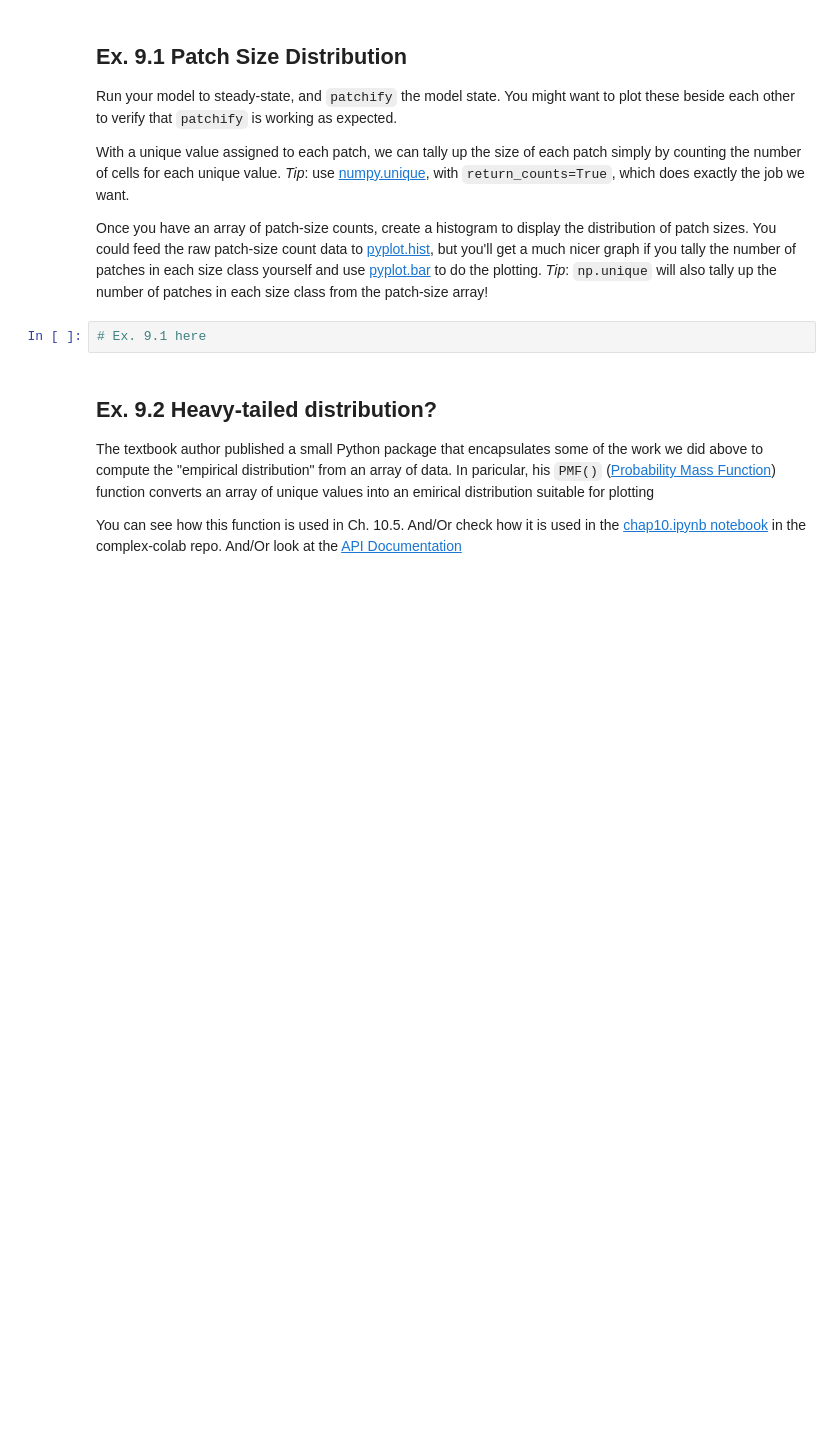
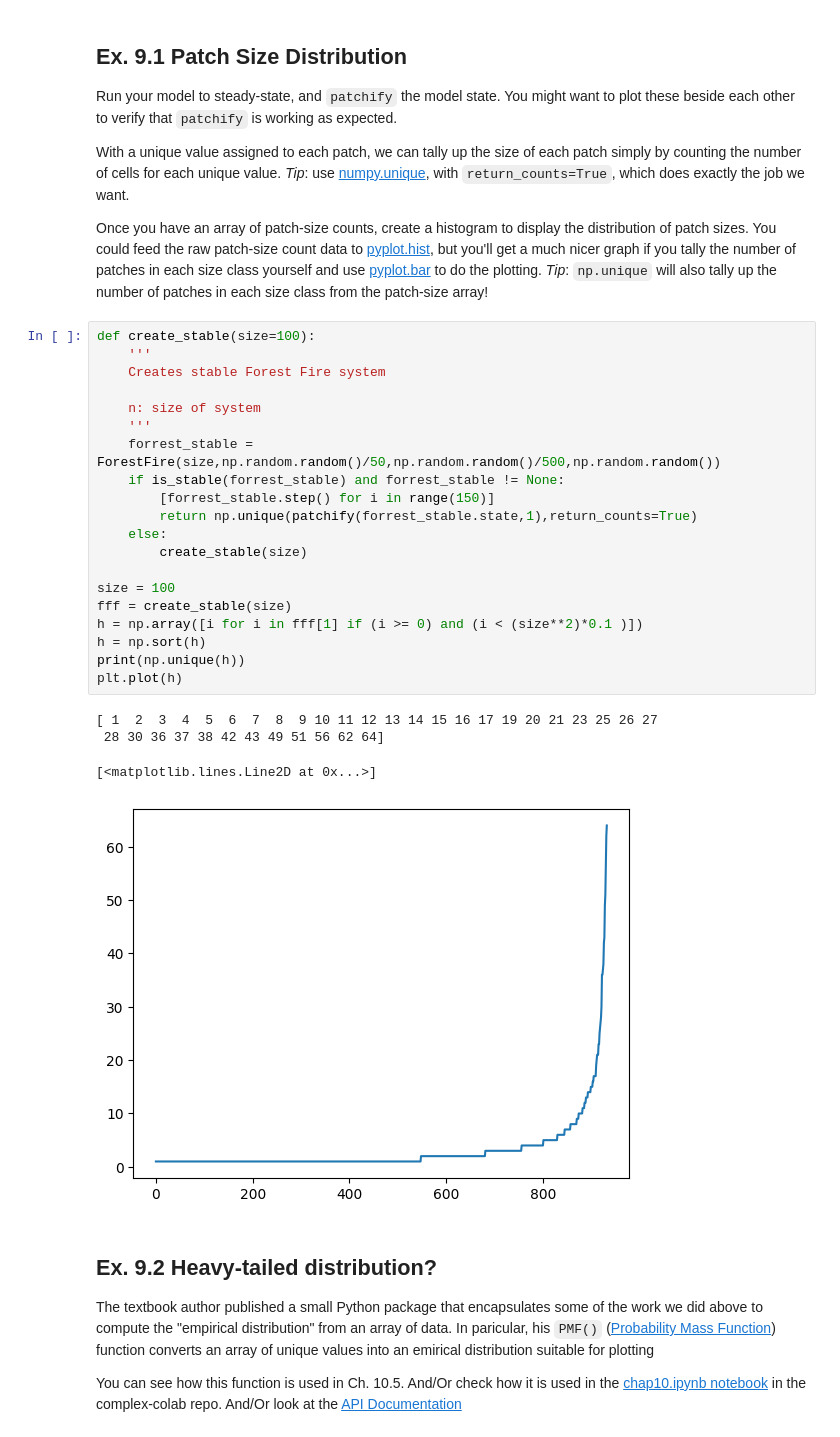
Before and after one commit to Gipir/cap-comp215, a Jupyter notebook: labs/lab07 copy.ipynb, the cells around one changed output. Saved outputs shown, nothing was run; the diff lists cells and outputs as text; blank space fills up the shorter version.

```diff
--- a/labs/lab07 copy.ipynb
+++ b/labs/lab07 copy.ipynb
@@ -437,8 +431,31 @@ With a unique value assigned to each patch, we can tally up the size of each pat
 Once you have an array of patch-size counts, create a histogram to display the distribution of patch sizes.
 You could feed the raw patch-size count data to [pyplot.hist](https://matplotlib.org/stable/api/_as_gen/matplotlib.pyplot.hist.html), but you'll get a much nicer graph if you tally the number of patches in each size class yourself and use [pyplot.bar](https://matplotlib.org/stable/api/_as_gen/matplotlib.pyplot.bar.html) to do the plotting.
 *Tip*: `np.unique` will also tally up the number of patches in each size class from the patch-size array!
-# %%
-# Ex. 9.1 here
+# %%
+def create_stable(size=100):
+    '''
+    Creates stable Forest Fire system
+
+    n: size of system
+    '''
+    forrest_stable = ForestFire(size,np.random.random()/50,np.random.random()/500,np.random.random())
+    if is_stable(forrest_stable) and forrest_stable != None:
+        [forrest_stable.step() for i in range(150)]
+        return np.unique(patchify(forrest_stable.state,1),return_counts=True)
+    else:
+        create_stable(size)
+
+size = 100
+fff = create_stable(size)
+h = np.array([i for i in fff[1] if (i >= 0) and (i < (size**2)*0.1 )])
+h = np.sort(h)
+print(np.unique(h))
+plt.plot(h)
+# %% [output]
+[ 1  2  3  4  5  6  7  8  9 10 11 12 13 14 15 16 17 19 20 21 23 25 26 27
+ 28 30 36 37 38 42 43 49 51 56 62 64]
+[<matplotlib.lines.Line2D at 0x...>]
+[figure, added]
 # %% [markdown]
 ## Ex. 9.2 Heavy-tailed distribution?
 The textbook author published a small Python package that encapsulates some of the work we did above to compute the "empirical distribution" from an array of data.  In paricular, his `PMF()` ([Probability Mass Function](https://en.wikipedia.org/wiki/Probability_mass_function)) function converts an array of unique values into an emirical distribution suitable for plotting
```
Also changed, not shown: parts of 6 cells of this notebook.
